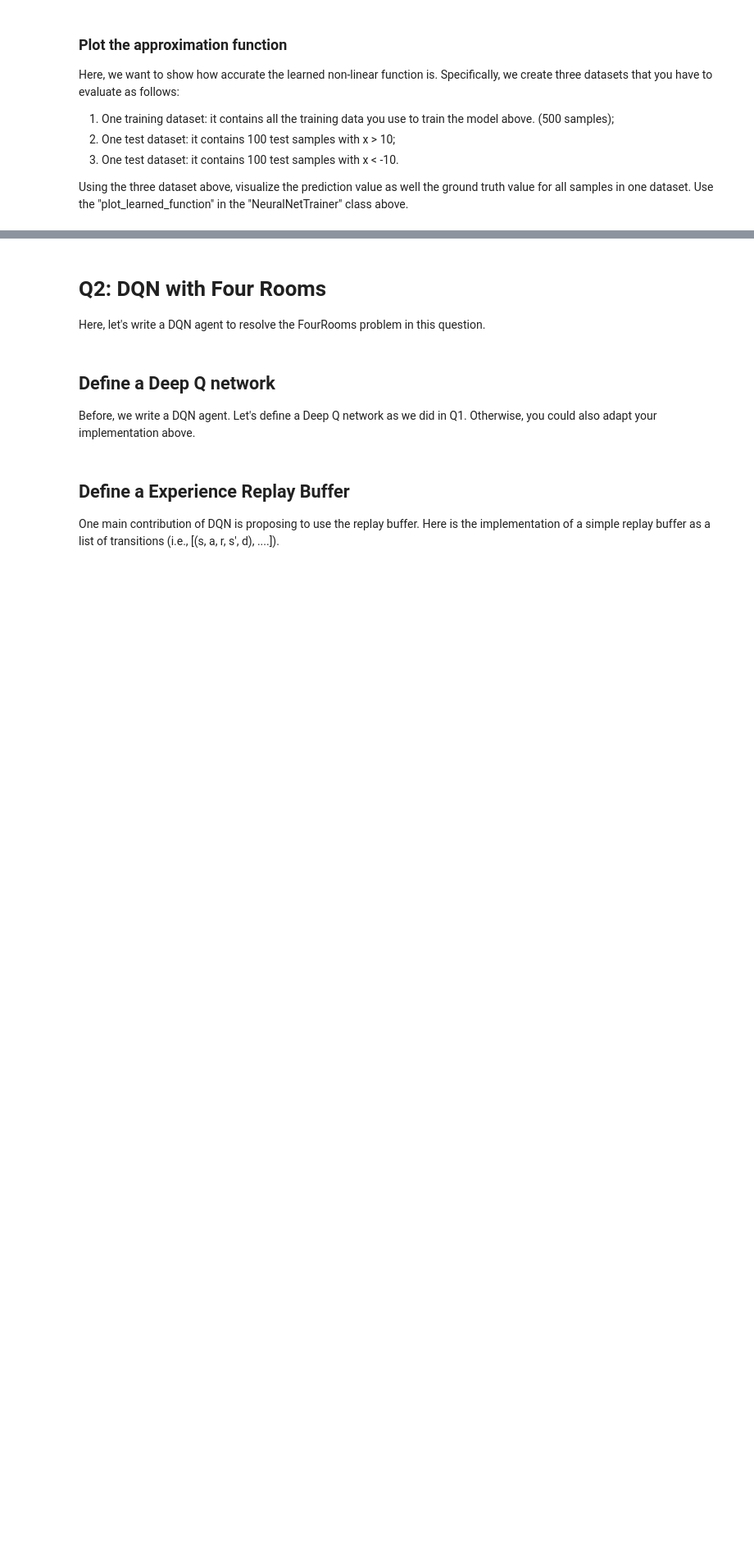
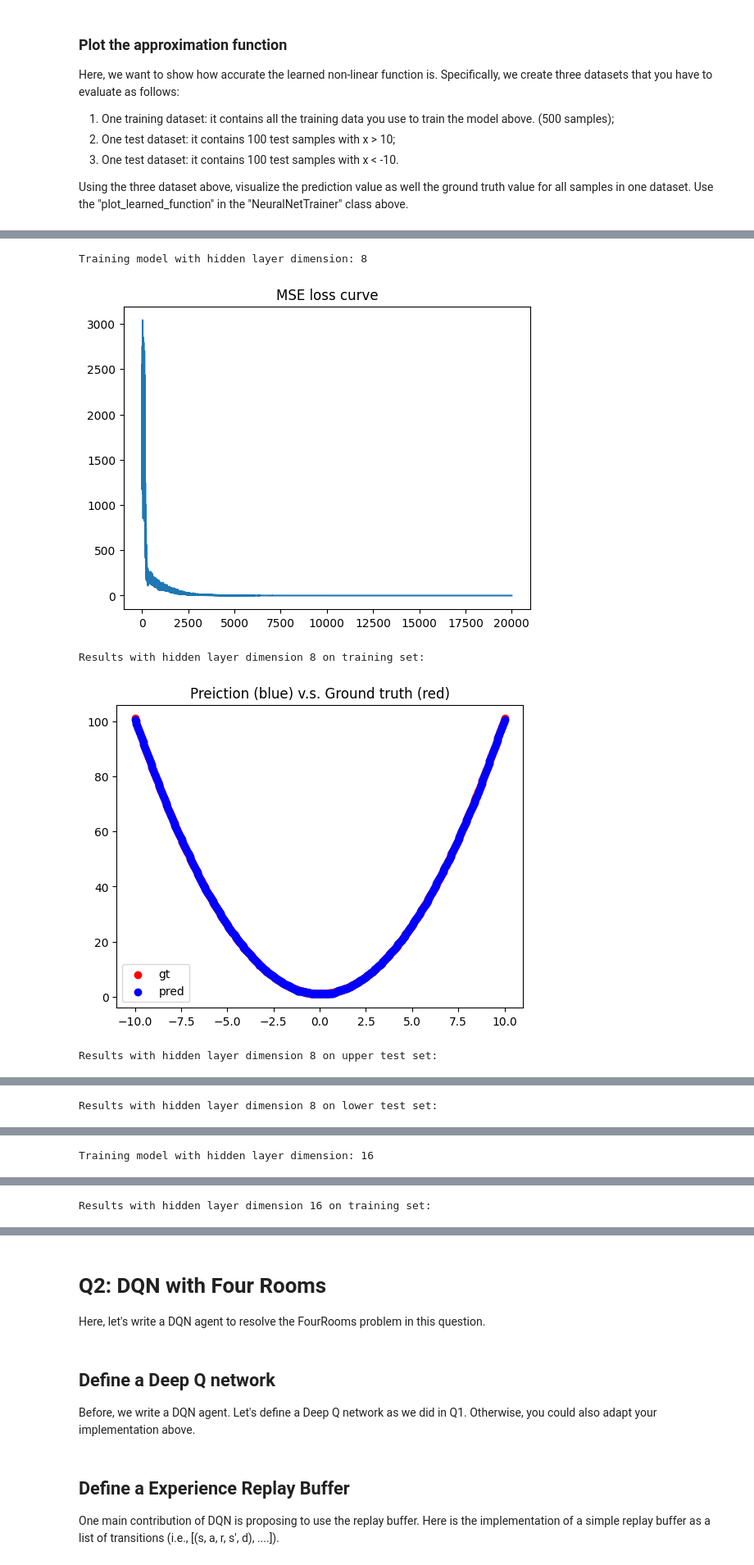
Before and after one commit to adnanamir010/cs5180, a Jupyter notebook: ex6/ex6/ex6_25spring.ipynb, the cells around one changed output, grey strips where cells are left out. Shown at 82% size. Cells and saved outputs as stored; diff of their text form; code cells hidden in the pictures; blank space fills up the shorter version.

```diff
--- a/ex6/ex6/ex6_25spring.ipynb
+++ b/ex6/ex6/ex6_25spring.ipynb
@@ -394,0 +395,25 @@ my_trainer.plot_learned_function(lower_test_dataset)
+# %%
+for dim in [8, 16, 64, 128]:
+    print(f"Training model with hidden layer dimension: {dim}")
+
+    my_network = NeuralNet(num_hidden_layer=2, dim_hidden_layer=dim)
+
+    my_trainer = NeuralNetTrainer(dataset=train_dataset, network_model=my_network, params=train_params)
+    my_trainer.run()
+
+    # Plot results for training set
+    print(f"Results with hidden layer dimension {dim} on training set:")
+    my_trainer.plot_learned_function(train_dataset)
+
+    # Plot results for test sets
+    print(f"Results with hidden layer dimension {dim} on upper test set:")
+    my_trainer.plot_learned_function(upper_test_dataset)
+
+    print(f"Results with hidden layer dimension {dim} on lower test set:")
+    my_trainer.plot_learned_function(lower_test_dataset)
+# %% [output]
+Training model with hidden layer dimension: 8
+[figure, added]
+Results with hidden layer dimension 8 on training set:
+[figure, added]
+Results with hidden layer dimension 8 on upper test set:
@@ -394,0 +421 @@ my_trainer.plot_learned_function(lower_test_dataset)
+Results with hidden layer dimension 8 on lower test set:
@@ -394,0 +423 @@ my_trainer.plot_learned_function(lower_test_dataset)
+Training model with hidden layer dimension: 16
@@ -394,0 +425 @@ my_trainer.plot_learned_function(lower_test_dataset)
+Results with hidden layer dimension 16 on training set:
```
Also changed, not shown: parts of 15 cells of this notebook, 18 other files.
